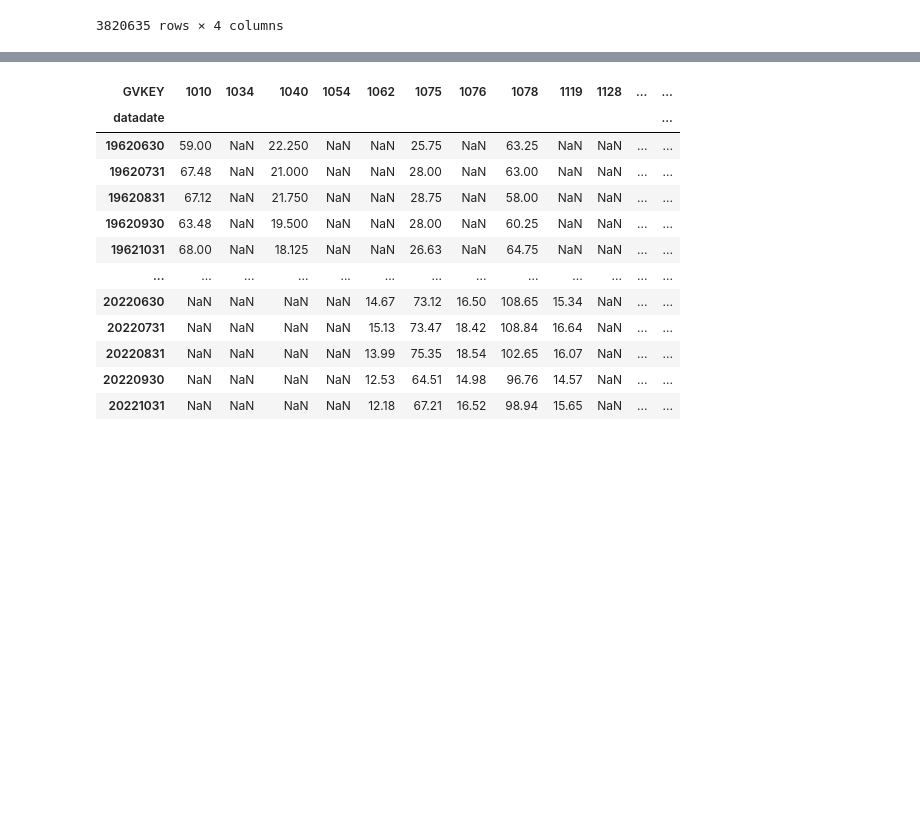
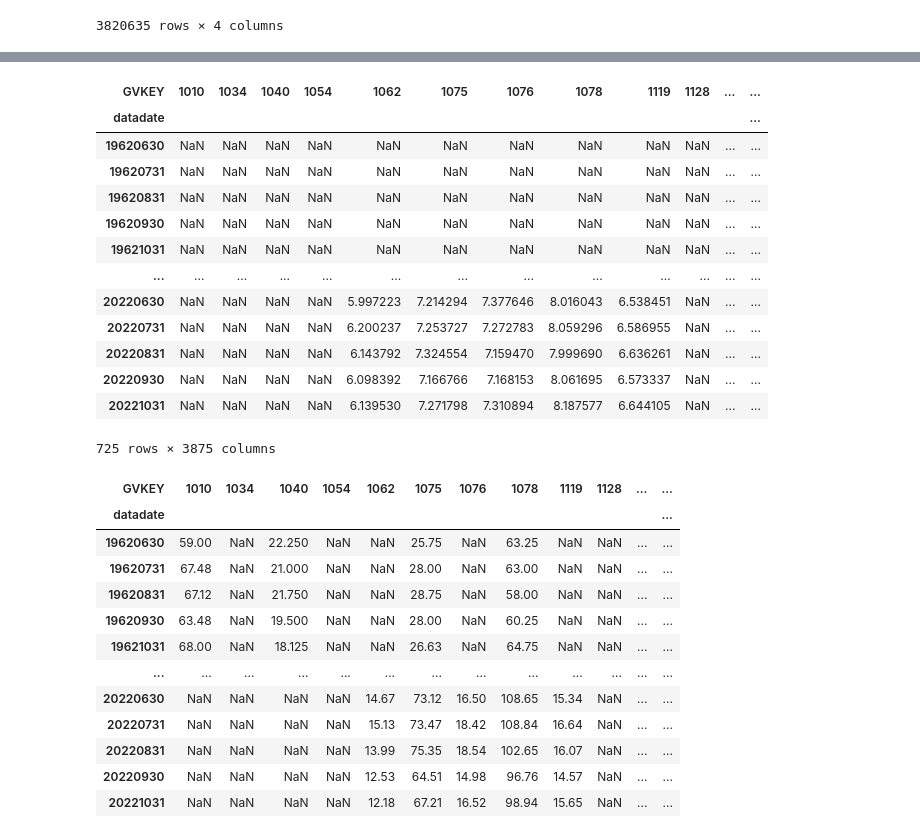
Before and after one commit to MichelangeloSaveriano/master-thesis, a Jupyter notebook: preprocess_CRSP.ipynb, the cells around one changed output, grey strips where cells are left out. Saved outputs shown, nothing was run; the diff lists cells and outputs as text; code cells hidden in the pictures; blank space fills up the shorter version.

```diff
--- a/preprocess_CRSP.ipynb
+++ b/preprocess_CRSP.ipynb
@@ -52,3 +76,21 @@ price_filt_volumes = na_filt_volumes.loc[:, price_columns_filter]
+# %%
+log_volumes = np.log10(price_filt_volumes)
+log_volumes - log_volumes.mean(axis=1).values.reshape((-1,1)) + log_volumes.iloc[-1].mean()
+# %% [output]
+| GVKEY | 1010 | 1034 | 1040 | 1054 | 1062 | 1075 | 1076 | 1078 | 1119 | 1128 | ... | ... |
+| datadate |  |  |  |  |  |  |  |  |  |  |  | ... |
+| 19620630 | NaN | NaN | NaN | NaN | NaN | NaN | NaN | NaN | NaN | NaN | ... | ... |
+| 19620731 | NaN | NaN | NaN | NaN | NaN | NaN | NaN | NaN | NaN | NaN | ... | ... |
+| 19620831 | NaN | NaN | NaN | NaN | NaN | NaN | NaN | NaN | NaN | NaN | ... | ... |
+| 19620930 | NaN | NaN | NaN | NaN | NaN | NaN | NaN | NaN | NaN | NaN | ... | ... |
+| 19621031 | NaN | NaN | NaN | NaN | NaN | NaN | NaN | NaN | NaN | NaN | ... | ... |
+| ... | ... | ... | ... | ... | ... | ... | ... | ... | ... | ... | ... | ... |
+| 20220630 | NaN | NaN | NaN | NaN | 5.997223 | 7.214294 | 7.377646 | 8.016043 | 6.538451 | NaN | ... | ... |
+| 20220731 | NaN | NaN | NaN | NaN | 6.200237 | 7.253727 | 7.272783 | 8.059296 | 6.586955 | NaN | ... | ... |
+| 20220831 | NaN | NaN | NaN | NaN | 6.143792 | 7.324554 | 7.159470 | 7.999690 | 6.636261 | NaN | ... | ... |
+| 20220930 | NaN | NaN | NaN | NaN | 6.098392 | 7.166766 | 7.168153 | 8.061695 | 6.573337 | NaN | ... | ... |
+| 20221031 | NaN | NaN | NaN | NaN | 6.139530 | 7.271798 | 7.310894 | 8.187577 | 6.644105 | NaN | ... | ... |
+725 rows × 3875 columns
 # %%
 log_volumes = np.log10(price_filt_volumes)
 volume_columns_filter = (log_volumes - log_volumes.mean(axis=1).values.reshape((-1,1)) +
```
Also changed, not shown: parts of 2 cells of this notebook, 6 other files.
